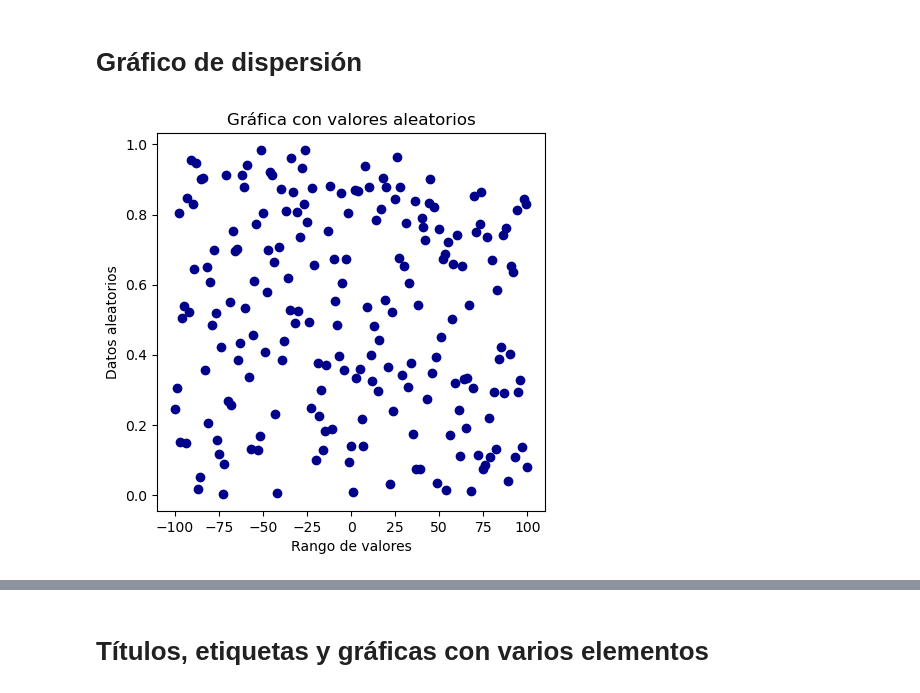
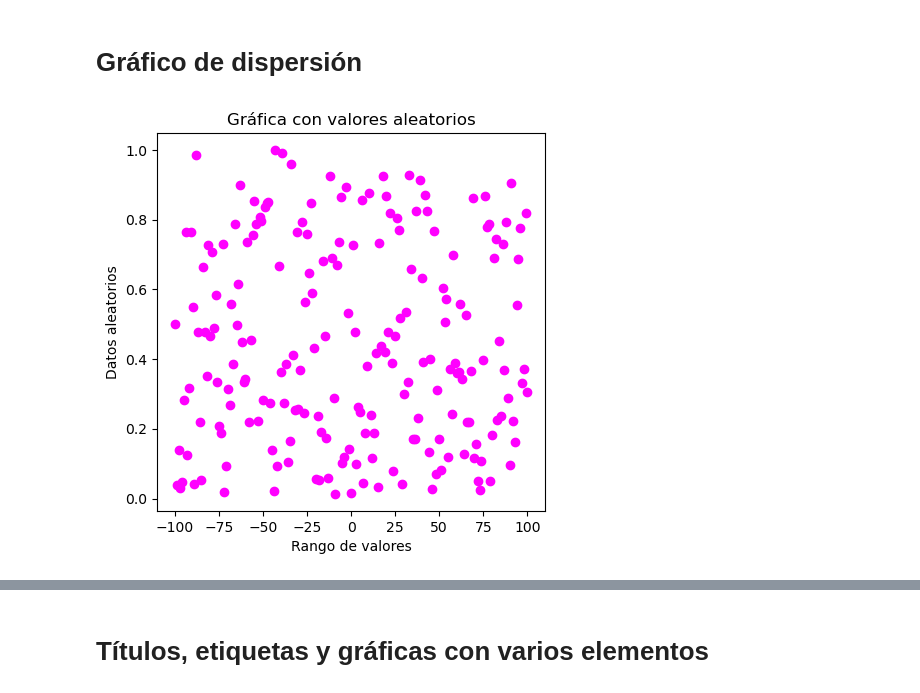
Before and after one commit to alceballosa/programming_fundamentals_py, a Jupyter notebook: Semana_6_1.ipynb, the cells around one changed output, grey strips where cells are left out. Drawn from its saved outputs; the diff is of its cells as text; code cells hidden in the pictures.

```diff
--- a/Semana_6_1.ipynb
+++ b/Semana_6_1.ipynb
@@ -451,19 +529,19 @@ Para encontrar las funciones puede consultar la documentación de numpy.
 # %%
 x = np.arange(-100,101,1)
 y = np.random.random(size=x.shape)
 
 
 fig = plt.figure( figsize=(5,5), dpi = 100)
 
 #La función scatter permite dibujar los puntos solamente
 #Todos los colores de matplotlib: https://matplotlib.org/2.0.2/examples/color/named_colors.html
-plt.scatter(x,y, color = "darkblue")
+plt.scatter(x,y, color = "magenta")
 
 #Podemos colocarle título a la gráfica:
 
 plt.title("Gráfica con valores aleatorios")
 plt.xlabel("Rango de valores")
 plt.ylabel("Datos aleatorios")
 plt.show()
 # %% [output]
-[figure, old version]
+[figure, new version]
```
Also changed, not shown: parts of 30 cells of this notebook, 1 other file.
